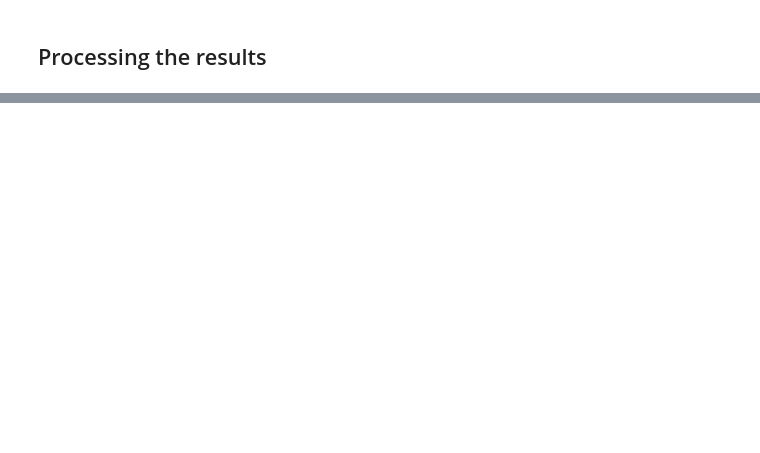
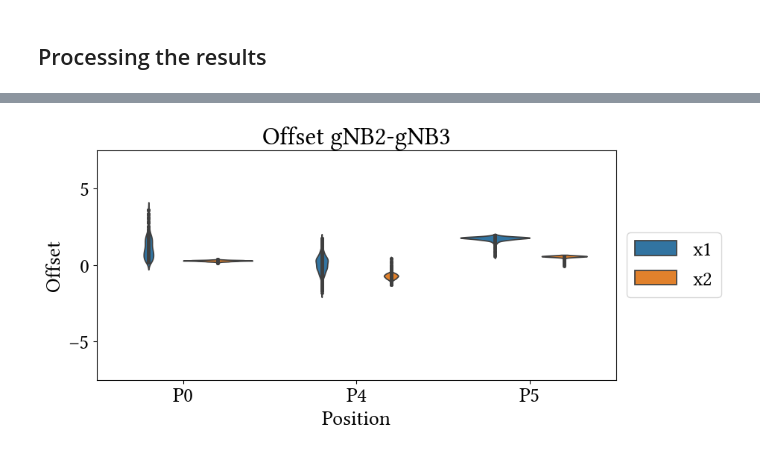
Before and after one commit to yagoliz/5glocalization, a Jupyter notebook: notebooks/ext-03-tdoa_5g_tdoa_plots_oversampling.ipynb, the cells around one changed output, grey strips where cells are left out. Saved outputs shown, nothing was run; the diff lists cells and outputs as text; code cells hidden in the pictures; blank space fills up the shorter version.

```diff
--- a/notebooks/ext-03-tdoa_5g_tdoa_plots_oversampling.ipynb
+++ b/notebooks/ext-03-tdoa_5g_tdoa_plots_oversampling.ipynb
@@ -504,0 +503,25 @@ plt.show()
+# %%
+difference = 5
+offsets = pd.DataFrame(columns=['Position','Offset','OS'])
+for pos in [0,4,5]:
+    for os in [1,2]:
+        d = {}
+        d['Offset'] = data_no_offset[f'os{os}',f'P{pos}','offsets'][:,difference]
+        d['Position'] = np.repeat([f"P{pos}"],len(d['Offset']))
+        d['OS'] = np.repeat([f"x{os}"],len(d['Offset']))
+        df = pd.DataFrame.from_dict(d)
+        if offsets.empty:
+            offsets = df
+        else:
+            offsets = pd.concat((offsets,df),ignore_index=True)
+
+fig, ax = plt.subplots(figsize=(9, 4))
+
+ax.set_title(f'Offset gNB{triu_indices[0][difference]}-gNB{triu_indices[1][difference]}')
+sns.violinplot(data=offsets, x='Position', y='Offset', hue='OS', ax=ax, inner="point")
+ax.legend(loc="center left", bbox_to_anchor=(1, 0.5))
+
+ax.set_ylim([-7.5,7.5])
+plt.show()
+# %% [output]
+[figure, added]
```
Also changed, not shown: parts of 7 cells of this notebook, 26 other files.
